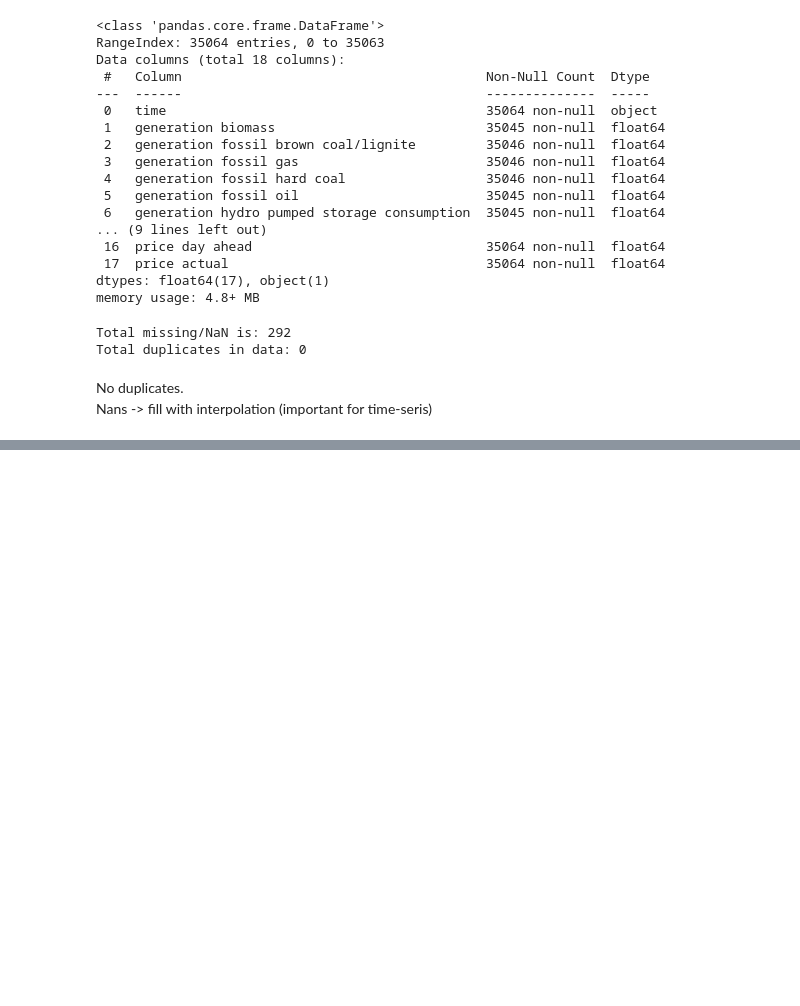
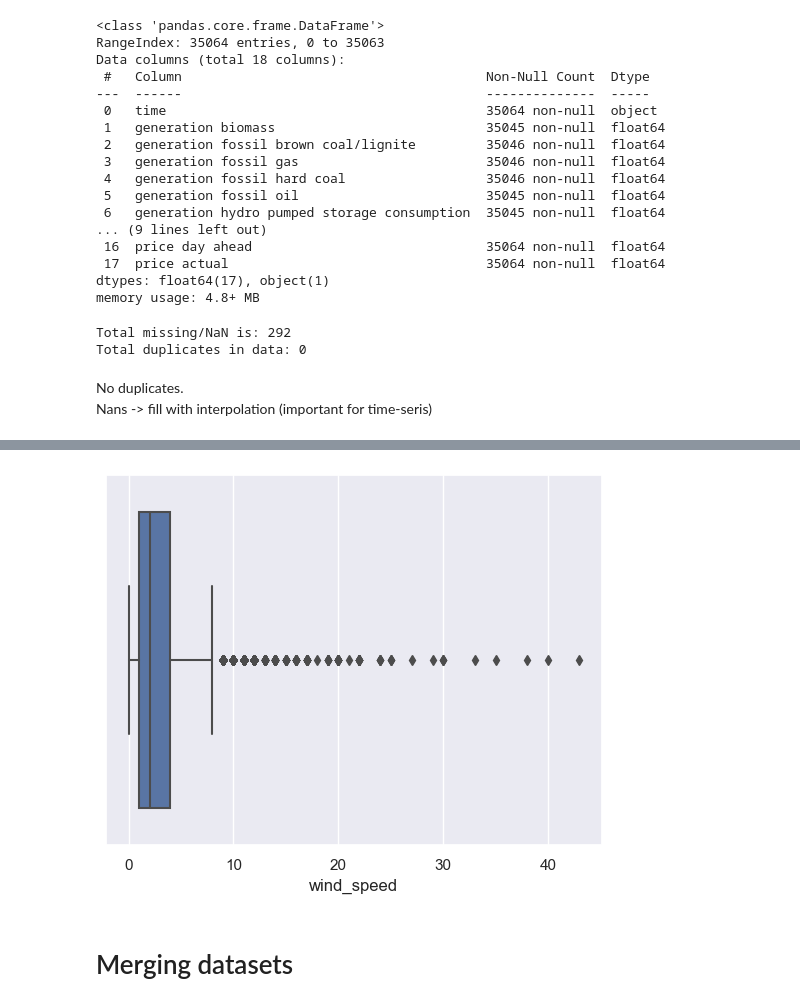
Before and after one commit to vsevolodnedora/DataScienceLearning, a Jupyter notebook: projects/Hourly_energy_demand_generation_and_weather/ver1_dmitrius_roussis.ipynb, the cells around one changed output, grey strips where cells are left out. Saved outputs shown, nothing was run; the diff lists cells and outputs as text; code cells hidden in the pictures; blank space fills up the shorter version.

```diff
--- a/projects/Hourly_energy_demand_generation_and_weather/ver1_dmitrius_roussis.ipynb
+++ b/projects/Hourly_energy_demand_generation_and_weather/ver1_dmitrius_roussis.ipynb
@@ -136,0 +503,8 @@ Nans -> fill with interpolation (important for time-seris)
+# %%
+# replace outliers in wind speed
+df_weather.loc[df_weather.wind_speed > 50, "wind_speed"] = np.nan
+# %%
+sns.boxplot(x=df_weather.wind_speed)
+plt.show()
+# %% [output]
+[figure, added]
@@ -136,0 +517,2 @@ Nans -> fill with interpolation (important for time-seris)
+# %% [markdown]
+# Merging datasets
```
Also changed, not shown: parts of 52 cells of this notebook, 2 other files.
